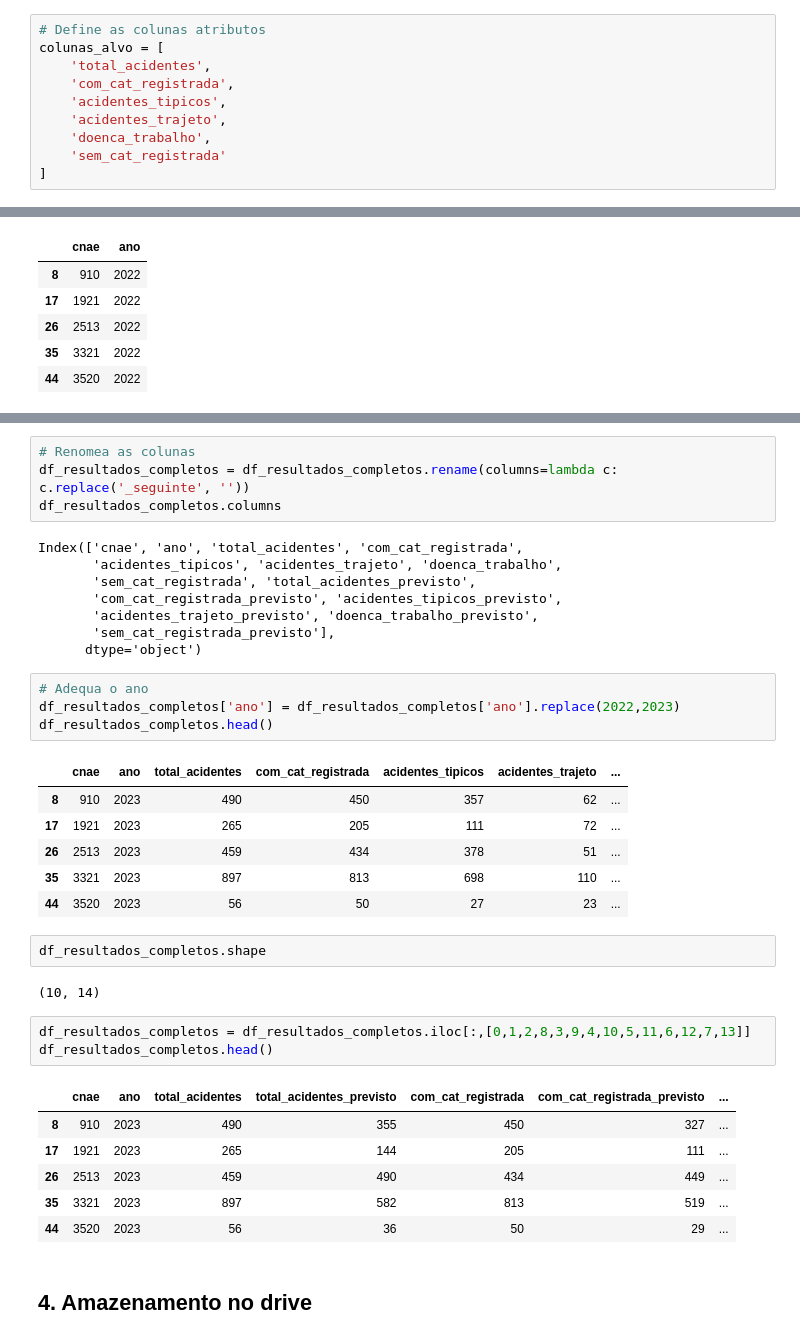
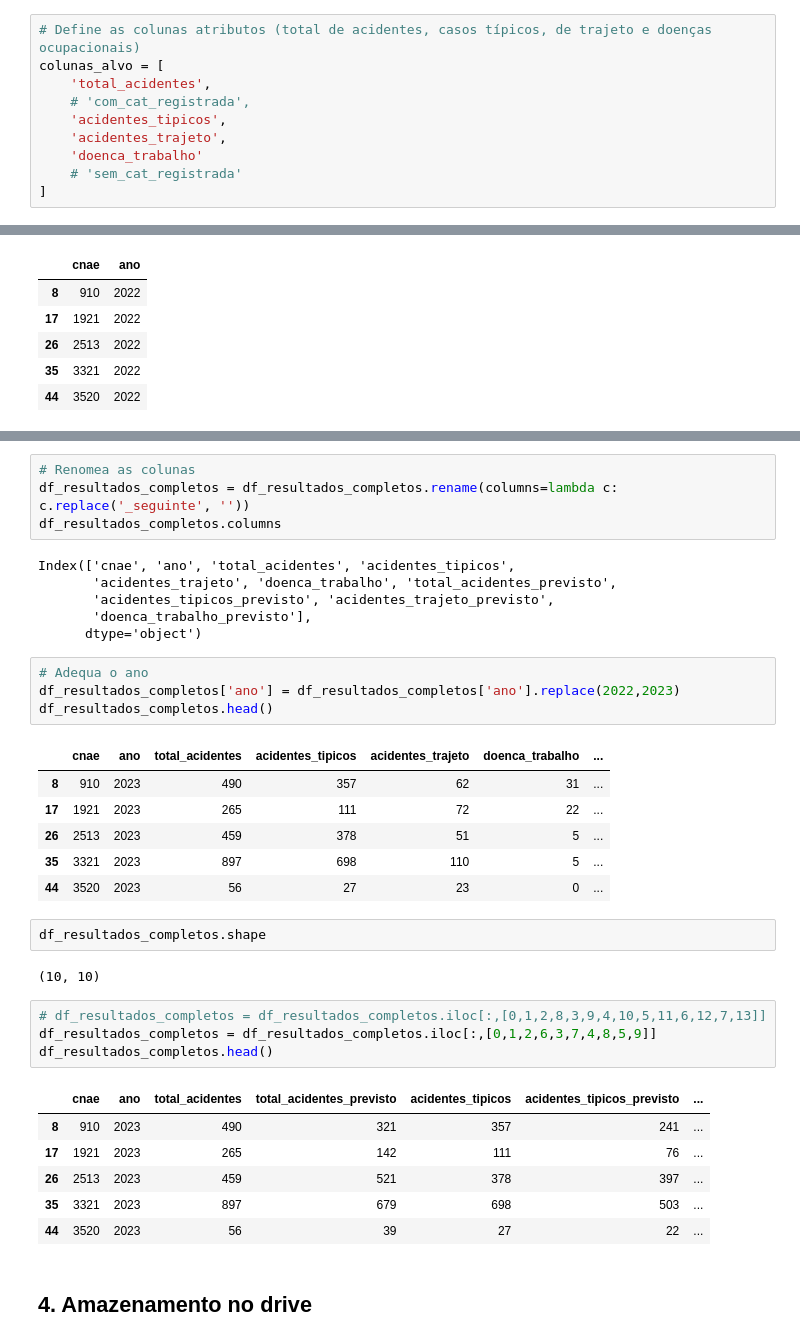
Before and after one commit to telmacarvalho/pi-4-univesp, a Jupyter notebook: treinamento_ml_pi_4.ipynb, the cells around one changed output, grey strips where cells are left out. Saved outputs shown, nothing was run; the diff lists cells and outputs as text.

```diff
--- a/treinamento_ml_pi_4.ipynb
+++ b/treinamento_ml_pi_4.ipynb
@@ -34,14 +34,14 @@ df_processed.head()
 # %% [markdown]
 ## 1. Divisão dos dados para treinamento
 # %%
-# Define as colunas atributos
+# Define as colunas atributos (total de acidentes, casos típicos, de trajeto e doenças ocupacionais)
 colunas_alvo = [
     'total_acidentes',
-    'com_cat_registrada',
+    # 'com_cat_registrada',
     'acidentes_tipicos',
     'acidentes_trajeto',
-    'doenca_trabalho',
-    'sem_cat_registrada'
+    'doenca_trabalho'
+    # 'sem_cat_registrada'
 ]
 # %%
 # Seleção dos Atributos (X)
@@ -228,38 +223,37 @@ memory usage: 1.2 KB
 df_resultados_completos = df_resultados_completos.rename(columns=lambda c: c.replace('_seguinte', ''))
 df_resultados_completos.columns
 # %% [output]
-Index(['cnae', 'ano', 'total_acidentes', 'com_cat_registrada',
-       'acidentes_tipicos', 'acidentes_trajeto', 'doenca_trabalho',
-       'sem_cat_registrada', 'total_acidentes_previsto',
-       'com_cat_registrada_previsto', 'acidentes_tipicos_previsto',
-       'acidentes_trajeto_previsto', 'doenca_trabalho_previsto',
-       'sem_cat_registrada_previsto'],
+Index(['cnae', 'ano', 'total_acidentes', 'acidentes_tipicos',
+       'acidentes_trajeto', 'doenca_trabalho', 'total_acidentes_previsto',
+       'acidentes_tipicos_previsto', 'acidentes_trajeto_previsto',
+       'doenca_trabalho_previsto'],
       dtype='object')
 # %%
 # Adequa o ano
 df_resultados_completos['ano'] = df_resultados_completos['ano'].replace(2022,2023)
 df_resultados_completos.head()
 # %% [output]
-|  | cnae | ano | total_acidentes | com_cat_registrada | acidentes_tipicos | acidentes_trajeto | ... |
-| 8 | 910 | 2023 | 490 | 450 | 357 | 62 | ... |
-| 17 | 1921 | 2023 | 265 | 205 | 111 | 72 | ... |
-| 26 | 2513 | 2023 | 459 | 434 | 378 | 51 | ... |
-| 35 | 3321 | 2023 | 897 | 813 | 698 | 110 | ... |
-| 44 | 3520 | 2023 | 56 | 50 | 27 | 23 | ... |
+|  | cnae | ano | total_acidentes | acidentes_tipicos | acidentes_trajeto | doenca_trabalho | ... |
+| 8 | 910 | 2023 | 490 | 357 | 62 | 31 | ... |
+| 17 | 1921 | 2023 | 265 | 111 | 72 | 22 | ... |
+| 26 | 2513 | 2023 | 459 | 378 | 51 | 5 | ... |
+| 35 | 3321 | 2023 | 897 | 698 | 110 | 5 | ... |
+| 44 | 3520 | 2023 | 56 | 27 | 23 | 0 | ... |
 # %%
 df_resultados_completos.shape
 # %% [output]
-(10, 14)
+(10, 10)
 # %%
-df_resultados_completos = df_resultados_completos.iloc[:,[0,1,2,8,3,9,4,10,5,11,6,12,7,13]]
+# df_resultados_completos = df_resultados_completos.iloc[:,[0,1,2,8,3,9,4,10,5,11,6,12,7,13]]
+df_resultados_completos = df_resultados_completos.iloc[:,[0,1,2,6,3,7,4,8,5,9]]
 df_resultados_completos.head()
 # %% [output]
-|  | cnae | ano | total_acidentes | total_acidentes_previsto | com_cat_registrada | com_cat_registrada_previsto | ... |
-| 8 | 910 | 2023 | 490 | 355 | 450 | 327 | ... |
-| 17 | 1921 | 2023 | 265 | 144 | 205 | 111 | ... |
-| 26 | 2513 | 2023 | 459 | 490 | 434 | 449 | ... |
-| 35 | 3321 | 2023 | 897 | 582 | 813 | 519 | ... |
-| 44 | 3520 | 2023 | 56 | 36 | 50 | 29 | ... |
+|  | cnae | ano | total_acidentes | total_acidentes_previsto | acidentes_tipicos | acidentes_tipicos_previsto | ... |
+| 8 | 910 | 2023 | 490 | 321 | 357 | 241 | ... |
+| 17 | 1921 | 2023 | 265 | 142 | 111 | 76 | ... |
+| 26 | 2513 | 2023 | 459 | 521 | 378 | 397 | ... |
+| 35 | 3321 | 2023 | 897 | 679 | 698 | 503 | ... |
+| 44 | 3520 | 2023 | 56 | 39 | 27 | 22 | ... |
 # %% [markdown]
 ## 4. Amazenamento no drive
 # %%
```
Also changed, not shown: parts of 15 cells of this notebook.
